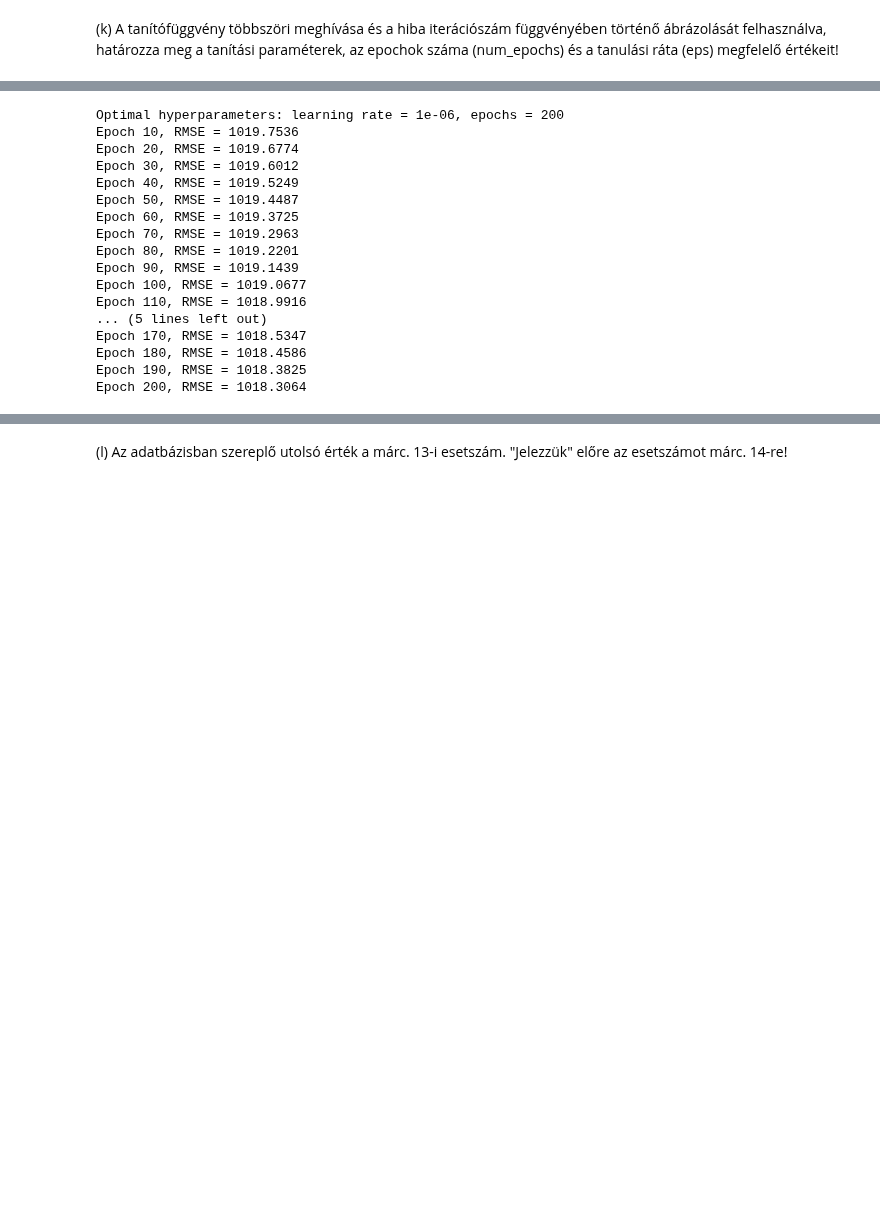
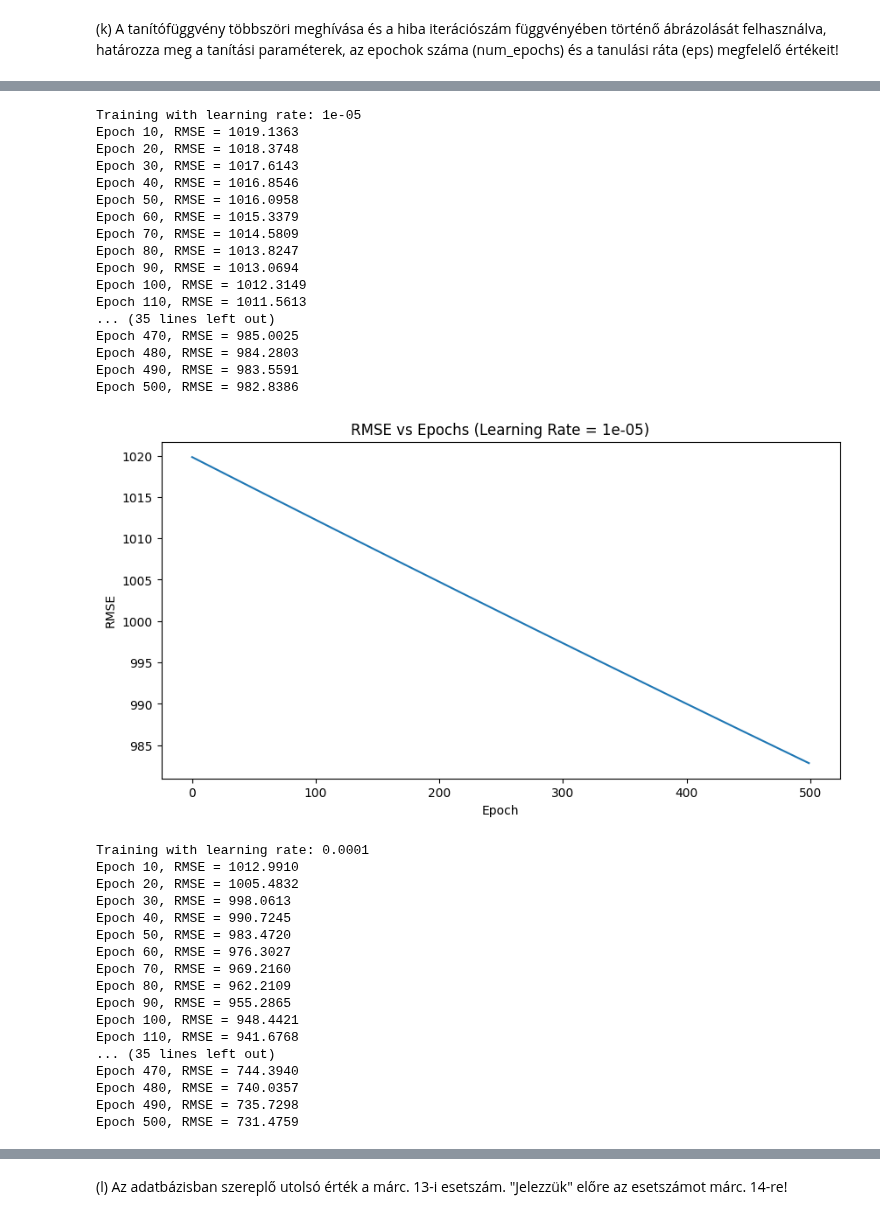
Before and after one commit to MemerGamer/IntelligensModszerekTantargy, a Jupyter notebook: LinearisRegresszio.ipynb, the cells around one changed output, grey strips where cells are left out. Cells and saved outputs as stored; diff of their text form; code cells hidden in the pictures; blank space fills up the shorter version.

Commit message:
fix: added more learning rates in 2k

```diff
--- a/LinearisRegresszio.ipynb
+++ b/LinearisRegresszio.ipynb
@@ -847,7 +847,7 @@ def train(xs: np.array, ys: np.array,
 (k) A tanítófüggvény többszöri meghívása és a hiba iterációszám függvényében történő ábrázolását felhasználva, határozza meg a tanítási paraméterek, az epochok száma (num_epochs) és a tanulási ráta (eps) megfelelő értékeit!
 # %%
 # Test different learning rates
-learning_rates = [1e-8, 1e-7, 1e-6]  # Much smaller learning rates
+learning_rates = [1e-8, 1e-7, 1e-6, 1e-5, 1e-4, 1e-3]
 epochs = 500
 
 best_error = float('inf')
@@ -904,47 +904,65 @@ Epoch 50, RMSE = 1019.7849
 Epoch 60, RMSE = 1019.7773
 Epoch 70, RMSE = 1019.7697
 Epoch 80, RMSE = 1019.7620
 Epoch 90, RMSE = 1019.7544
 Epoch 100, RMSE = 1019.7468
 Epoch 110, RMSE = 1019.7392
 ... (35 lines left out)
 Epoch 470, RMSE = 1019.4647
 Epoch 480, RMSE = 1019.4571
 Epoch 490, RMSE = 1019.4495
 Epoch 500, RMSE = 1019.4418
 [figure]
 Training with learning rate: 1e-06
 Epoch 10, RMSE = 1019.7536
 Epoch 20, RMSE = 1019.6774
 Epoch 30, RMSE = 1019.6012
 Epoch 40, RMSE = 1019.5249
 Epoch 50, RMSE = 1019.4487
 Epoch 60, RMSE = 1019.3725
 Epoch 70, RMSE = 1019.2963
 Epoch 80, RMSE = 1019.2201
 Epoch 90, RMSE = 1019.1439
 Epoch 100, RMSE = 1019.0677
 Epoch 110, RMSE = 1018.9916
 ... (35 lines left out)
 Epoch 470, RMSE = 1016.2553
 Epoch 480, RMSE = 1016.1794
 Epoch 490, RMSE = 1016.1036
 Epoch 500, RMSE = 1016.0278
 [figure]
-Optimal hyperparameters: learning rate = 1e-06, epochs = 200
-Epoch 10, RMSE = 1019.7536
-Epoch 20, RMSE = 1019.6774
-Epoch 30, RMSE = 1019.6012
-Epoch 40, RMSE = 1019.5249
-Epoch 50, RMSE = 1019.4487
-Epoch 60, RMSE = 1019.3725
-Epoch 70, RMSE = 1019.2963
-Epoch 80, RMSE = 1019.2201
-Epoch 90, RMSE = 1019.1439
-Epoch 100, RMSE = 1019.0677
-Epoch 110, RMSE = 1018.9916
-... (5 lines left out)
-Epoch 170, RMSE = 1018.5347
-Epoch 180, RMSE = 1018.4586
-Epoch 190, RMSE = 1018.3825
-Epoch 200, RMSE = 1018.3064
+Training with learning rate: 1e-05
+Epoch 10, RMSE = 1019.1363
+Epoch 20, RMSE = 1018.3748
+Epoch 30, RMSE = 1017.6143
+Epoch 40, RMSE = 1016.8546
+Epoch 50, RMSE = 1016.0958
+Epoch 60, RMSE = 1015.3379
+Epoch 70, RMSE = 1014.5809
+Epoch 80, RMSE = 1013.8247
+Epoch 90, RMSE = 1013.0694
+Epoch 100, RMSE = 1012.3149
+Epoch 110, RMSE = 1011.5613
+... (35 lines left out)
+Epoch 470, RMSE = 985.0025
+Epoch 480, RMSE = 984.2803
+Epoch 490, RMSE = 983.5591
+Epoch 500, RMSE = 982.8386
+[figure, added]
+Training with learning rate: 0.0001
+Epoch 10, RMSE = 1012.9910
+Epoch 20, RMSE = 1005.4832
+Epoch 30, RMSE = 998.0613
+Epoch 40, RMSE = 990.7245
+Epoch 50, RMSE = 983.4720
+Epoch 60, RMSE = 976.3027
+Epoch 70, RMSE = 969.2160
+Epoch 80, RMSE = 962.2109
+Epoch 90, RMSE = 955.2865
+Epoch 100, RMSE = 948.4421
+Epoch 110, RMSE = 941.6768
+... (35 lines left out)
+Epoch 470, RMSE = 744.3940
+Epoch 480, RMSE = 740.0357
+Epoch 490, RMSE = 735.7298
+Epoch 500, RMSE = 731.4759
```
Also changed, not shown: parts of 2 cells of this notebook.
